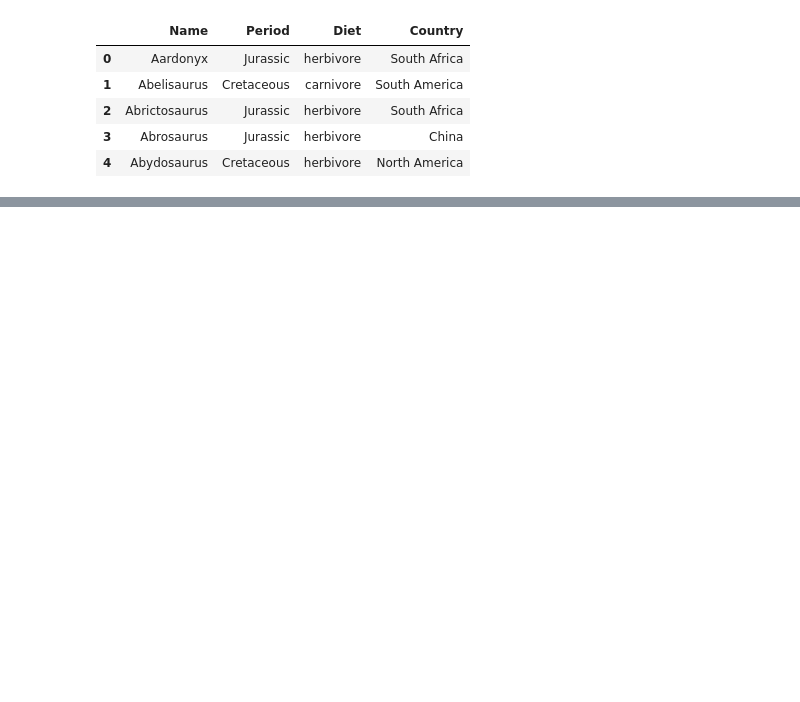
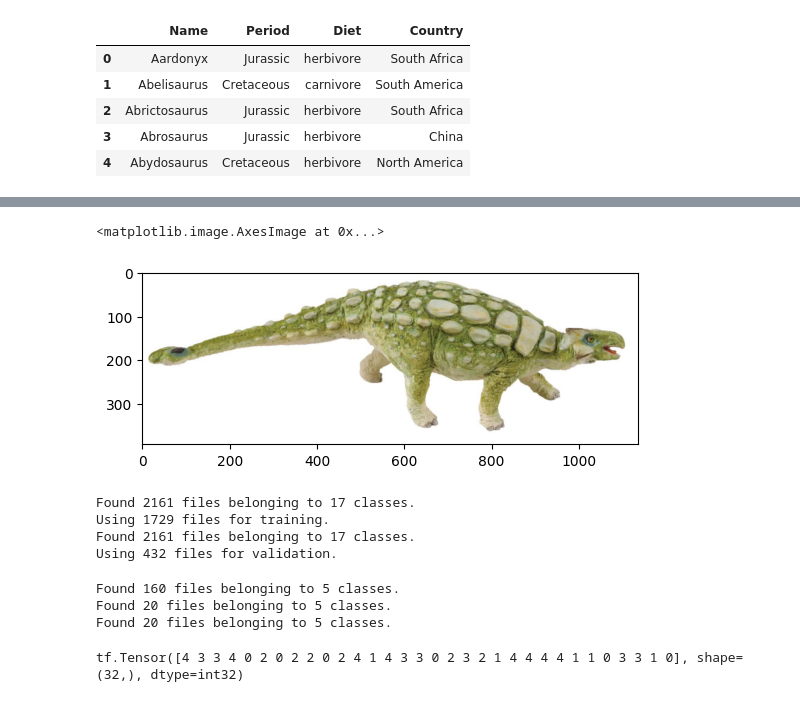
Before and after one commit to Jystine/DataHack2024, a Jupyter notebook: Raine_Notebook.ipynb, the cells around one changed output, grey strips where cells are left out. Cells and saved outputs as stored; diff of their text form; code cells hidden in the pictures; blank space fills up the shorter version.

```diff
--- a/Raine_Notebook.ipynb
+++ b/Raine_Notebook.ipynb
@@ -36,0 +71,48 @@ Successfully installed split-folders-0.5.1
+# %%
+plt.imshow(PIL.Image.open("data/ankylosaurus/1.png"))
+# %% [output]
+<matplotlib.image.AxesImage at 0x...>
+[figure, added]
+# %%
+train_ds = tf.keras.utils.image_dataset_from_directory(
+  'data',
+  validation_split=0.2,
+  subset="training",
+  seed=123,
+  image_size=(300, 500))
+
+val_ds = tf.keras.utils.image_dataset_from_directory(
+  'data',
+  validation_split=0.2,
+  subset="validation",
+  seed=123,
+  image_size=(300, 500))
+# %% [output]
+Found 2161 files belonging to 17 classes.
+Using 1729 files for training.
+Found 2161 files belonging to 17 classes.
+Using 432 files for validation.
+# %%
+train_df = tf.keras.utils.image_dataset_from_directory(
+    "output/train",
+    image_size = (300, 500)
+)
+
+test_df = tf.keras.utils.image_dataset_from_directory(
+    "output/test",
+    image_size = (300, 500)
+)
+val_df = tf.keras.utils.image_dataset_from_directory(
+    "output/val",
+    image_size = (300, 500)
+)
+# %% [output]
+Found 160 files belonging to 5 classes.
+Found 20 files belonging to 5 classes.
+Found 20 files belonging to 5 classes.
+# %%
+
+for images, labels in train_ds.take(1):
+  print(labels)
+# %% [output]
+tf.Tensor([4 3 3 4 0 2 0 2 2 0 2 4 1 4 3 3 0 2 3 2 1 4 4 4 4 1 1 0 3 3 1 0], shape=(32,), dtype=int32)
```
Also changed, not shown: parts of 24 cells of this notebook.
